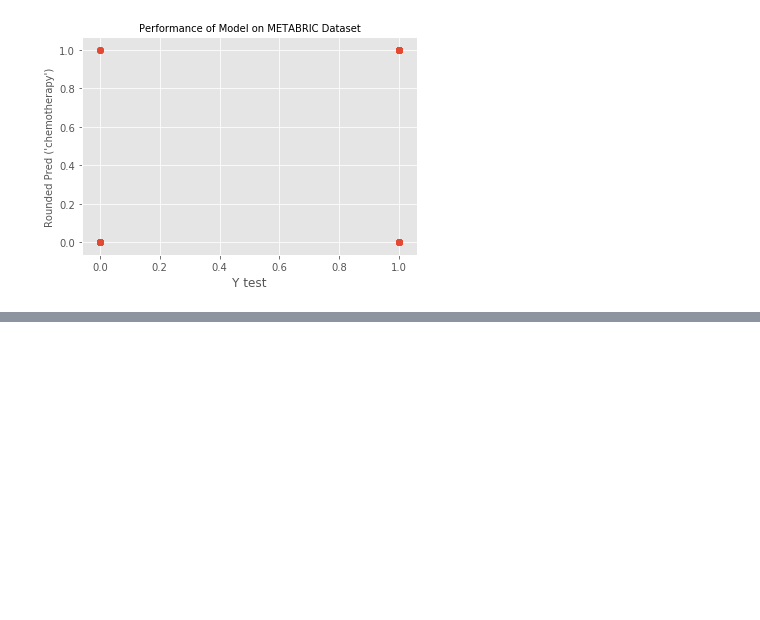
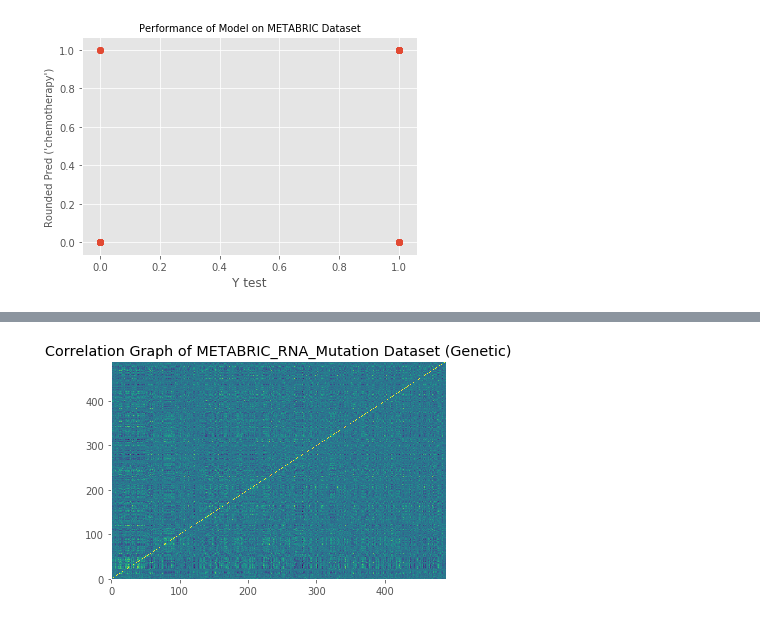
Before and after one commit to NM-Supercomputing-Challenge/Team8_Cancer_ML, a Jupyter notebook: data_vis.ipynb, the cells around one changed output, grey strips where cells are left out. Cells and saved outputs as stored; diff of their text form; code cells hidden in the pictures; blank space fills up the shorter version.

Commit message:
added genetic graph

```diff
--- a/data_vis.ipynb
+++ b/data_vis.ipynb
@@ -257,3 +257,9 @@ plt.title("Performance of Model on METABRIC Dataset",fontsize=10)
 plt.savefig("D:\\Cancer_Project\\Team8_Cancer_ML\\result_graphs\\Rounded Pred vs Y_test (METABRIC)(scatter).png")
 # %% [output]
 [figure]
+# %%
+df = pd.read_csv("D:\Cancer_Project\Team8_Cancer_ML\METABRIC_RNA_Mutation\METABRIC_RNA_Mutation.csv",low_memory=False)
+# %%
+df = df.dropna()
+# %%
+df = df.iloc[:,31:]
@@ -259,0 +276,10 @@ plt.savefig("D:\\Cancer_Project\\Team8_Cancer_ML\\result_graphs\\Rounded Pred vs
+# %%
+corr = df.corr()
+# %%
+plt.pcolor(corr)
+plt.margins(0.2)
+plt.title("Correlation Graph of METABRIC_RNA_Mutation Dataset (Genetic)",)
+plt.savefig("D:\\Cancer_Project\\Team8_Cancer_ML\\result_graphs\\METABRIC Corr Graph (genetic).png",bbox_inches='tight')
+plt.show()
+# %% [output]
+[figure, added]
```
Also changed, not shown: parts of 1 cell of this notebook, 1 other file.
